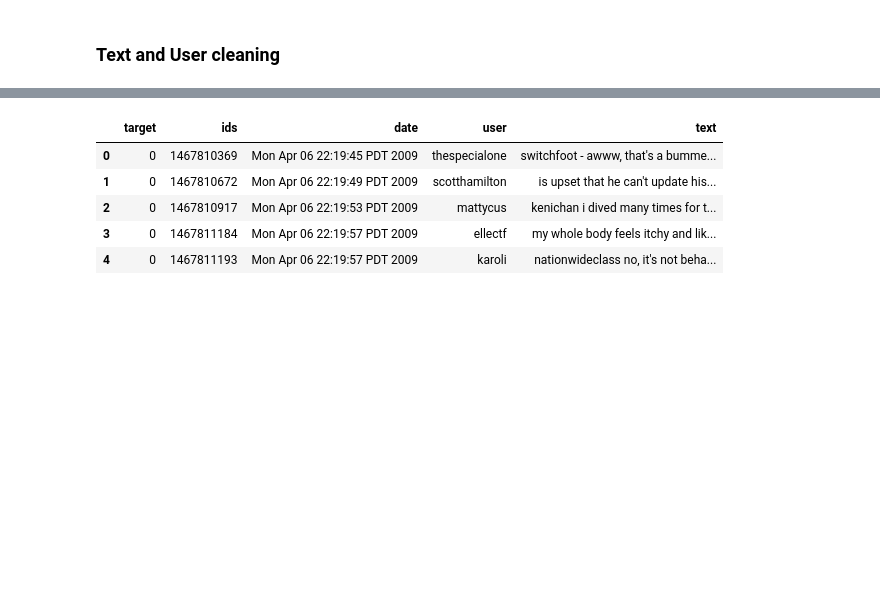
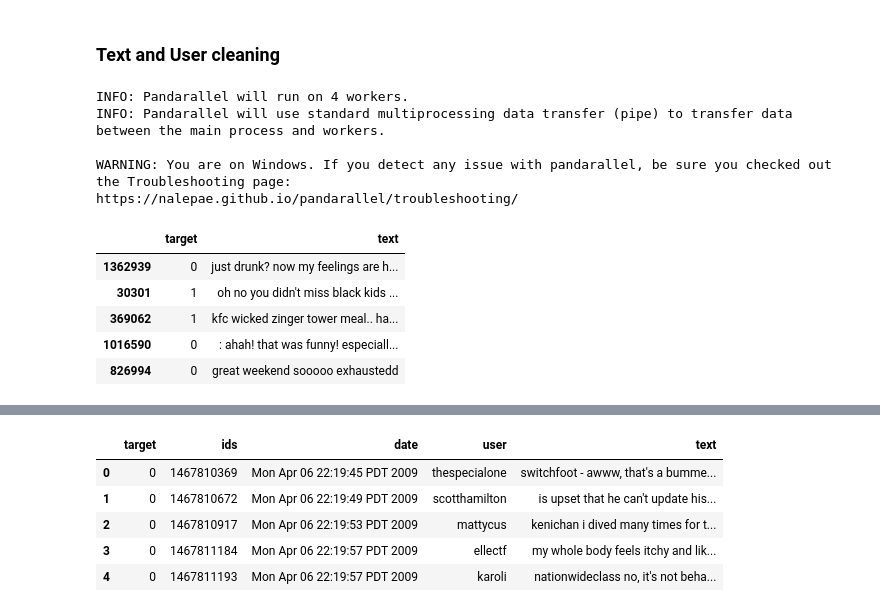
Before and after one commit to vishal-parameswaran/Suicidal_Intent_NLP_Classifier, a Jupyter notebook: sentiment_analysis.ipynb, the cells around one changed output, grey strips where cells are left out. Saved outputs shown, nothing was run; the diff lists cells and outputs as text; code cells hidden in the pictures; blank space fills up the shorter version.

```diff
--- a/sentiment_analysis.ipynb
+++ b/sentiment_analysis.ipynb
@@ -123 +103,21 @@ tweets_dataset = tweets_dataset.drop(['query'], axis=1)
 ### Text and User cleaning
+# %%
+#!pip install pandarallel
+
+import preprocess_text as pt
+
+#import our function to import data and clean it
+train_df,val_df,test_df = pt.suicidal_intent_data_load()
+train_df.head()
+# %% [output]
+INFO: Pandarallel will run on 4 workers.
+INFO: Pandarallel will use standard multiprocessing data transfer (pipe) to transfer data between the main process and workers.
+
+WARNING: You are on Windows. If you detect any issue with pandarallel, be sure you checked out the Troubleshooting page:
+https://nalepae.github.io/pandarallel/troubleshooting/
+|  | target | text |
+| 1362939 | 0 | just drunk? now my feelings are h... |
+| 30301 | 1 | oh no you didn't miss black kids ... |
+| 369062 | 1 | kfc wicked zinger tower meal.. ha... |
+| 1016590 | 0 | : ahah! that was funny! especiall... |
+| 826994 | 0 | great weekend sooooo exhaustedd |
```
Also changed, not shown: parts of 11 cells of this notebook, 3 other files.
